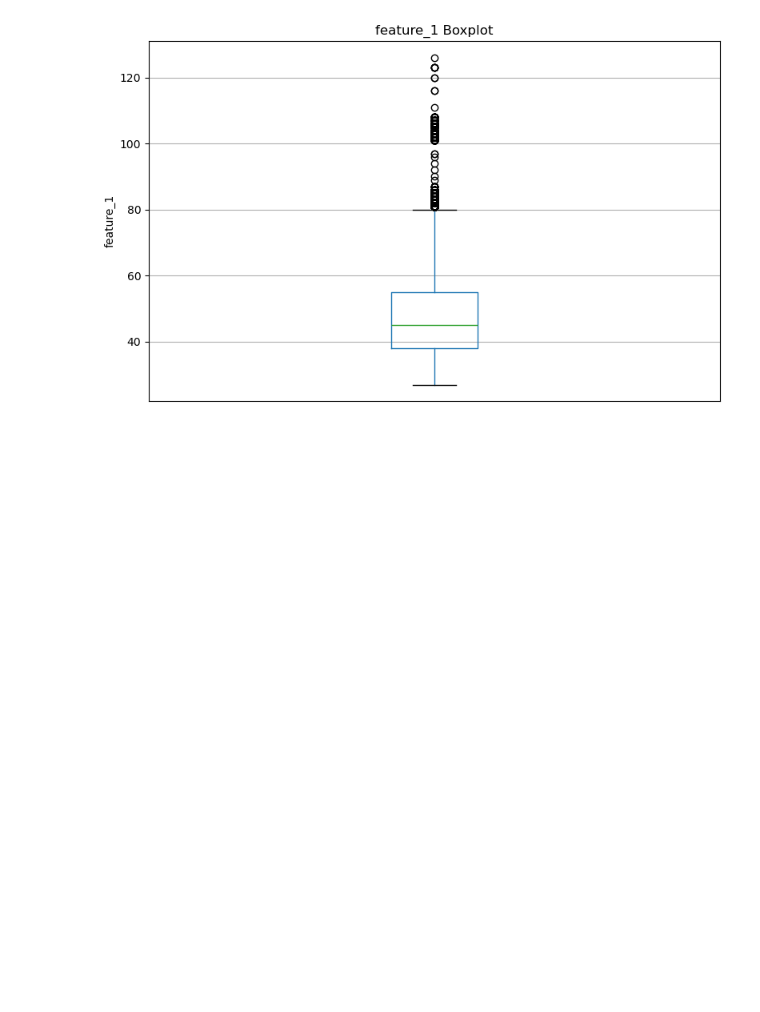
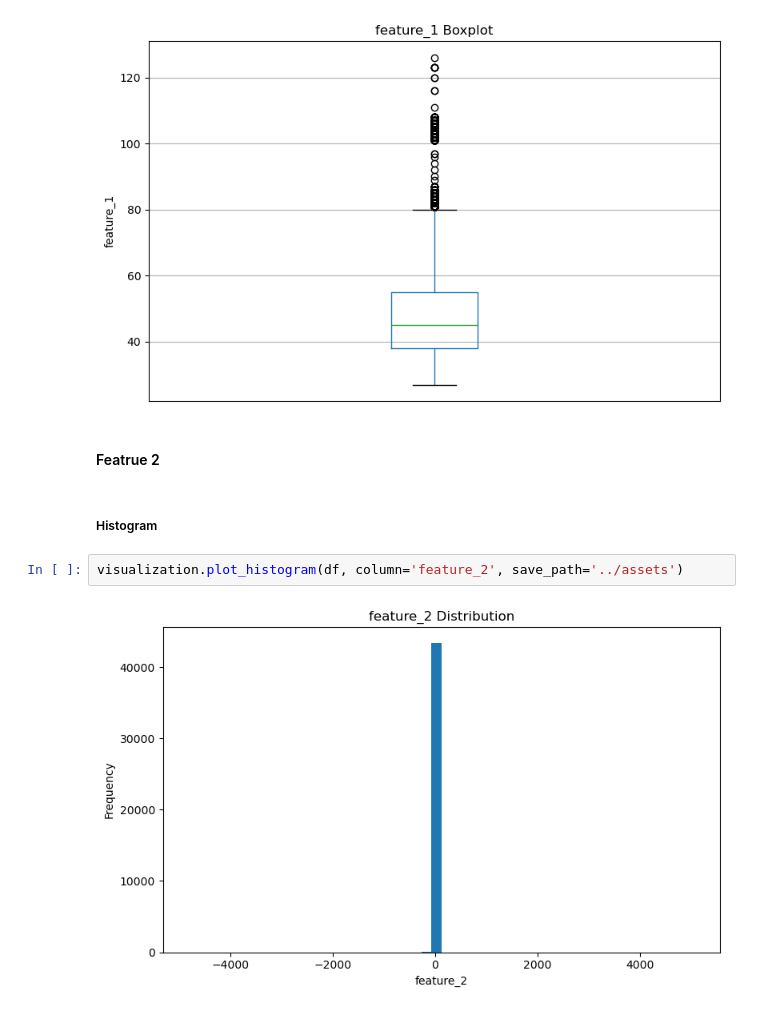
Before and after one commit to Daniyaliranmehr/Neural-Network-Training-Techniques, a Jupyter notebook: notebooks/01_data_preparation.ipynb, the cells around one changed output. Drawn from its saved outputs; the diff is of its cells as text; blank space fills up the shorter version.

```diff
--- a/notebooks/01_data_preparation.ipynb
+++ b/notebooks/01_data_preparation.ipynb
@@ -117,3 +117,11 @@ visualization.plot_histogram(df, column='feature_1', save_path='../assets')
 visualization.plot_boxplot(df, column='feature_1', save_path='../assets/')
 # %% [output]
 [figure]
+# %% [markdown]
+#### Featrue 2
+# %% [markdown]
+##### Histogram
+# %%
+visualization.plot_histogram(df, column='feature_2', save_path='../assets')
+# %% [output]
+[figure, added]
```
Also changed, not shown: parts of 5 cells of this notebook, 3 other files.
